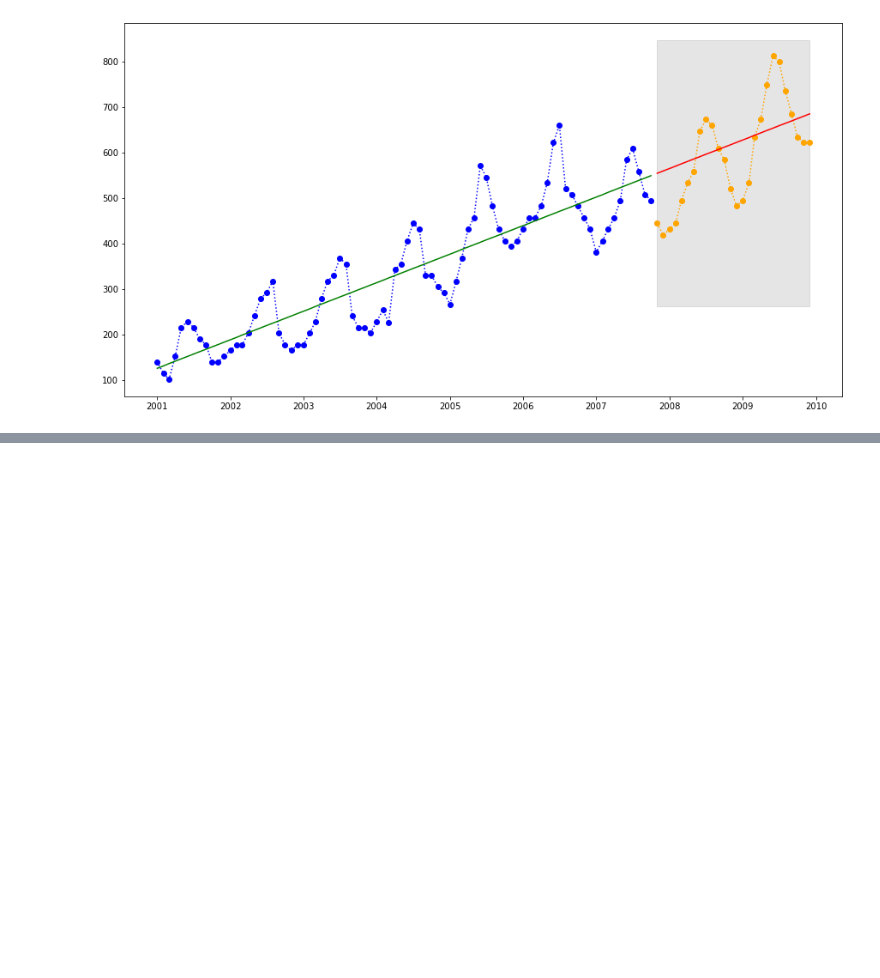
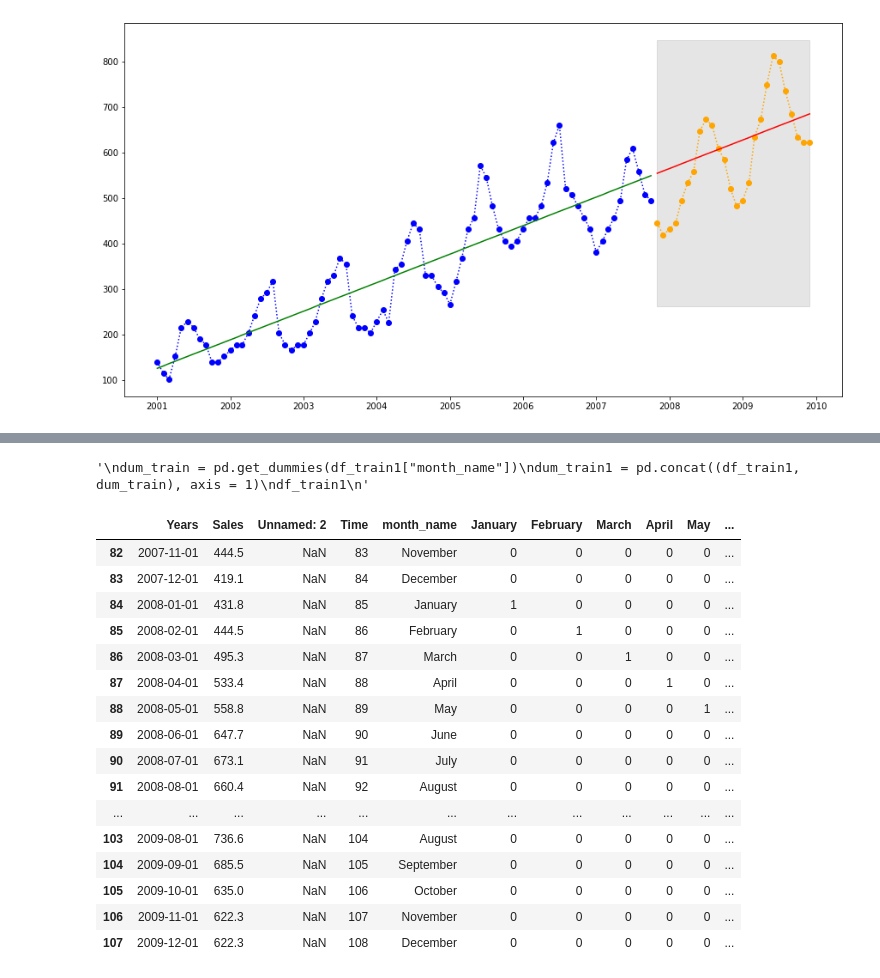
Before and after one commit to GregHHH/Python, a Jupyter notebook: computer_science/21.11.18/cours_python_journee_3.ipynb, the cells around one changed output, grey strips where cells are left out. Drawn from its saved outputs; the diff is of its cells as text; code cells hidden in the pictures; blank space fills up the shorter version.

```diff
--- a/computer_science/21.11.18/cours_python_journee_3.ipynb
+++ b/computer_science/21.11.18/cours_python_journee_3.ipynb
@@ -94,0 +154,34 @@ plt.show()
+# %%
+"""
+dum_train = pd.get_dummies(df_train1["month_name"])
+dum_train1 = pd.concat((df_train1, dum_train), axis = 1)
+df_train1
+"""
+# %% [output]
+'\ndum_train = pd.get_dummies(df_train1["month_name"])\ndum_train1 = pd.concat((df_train1, dum_train), axis = 1)\ndf_train1\n'
+# %%
+columns_for_regression = ["January", "February", "March", "April", "May", "June", "July", "August", "September", "October", "November", "December", "Time"]
+x_train_add = df_train1[columns_for_regression].values
+y_train_add = df_train1["Sales"].values
+
+x_test_add = df_test1[columns_for_regression].values
+y_test_add = df_test1["Sales"].values
+df_test1
+# %% [output]
+|  | Years | Sales | Unnamed: 2 | Time | month_name | January | February | March | April | May | ... |
+| 82 | 2007-11-01 | 444.5 | NaN | 83 | November | 0 | 0 | 0 | 0 | 0 | ... |
+| 83 | 2007-12-01 | 419.1 | NaN | 84 | December | 0 | 0 | 0 | 0 | 0 | ... |
+| 84 | 2008-01-01 | 431.8 | NaN | 85 | January | 1 | 0 | 0 | 0 | 0 | ... |
+| 85 | 2008-02-01 | 444.5 | NaN | 86 | February | 0 | 1 | 0 | 0 | 0 | ... |
+| 86 | 2008-03-01 | 495.3 | NaN | 87 | March | 0 | 0 | 1 | 0 | 0 | ... |
+| 87 | 2008-04-01 | 533.4 | NaN | 88 | April | 0 | 0 | 0 | 1 | 0 | ... |
+| 88 | 2008-05-01 | 558.8 | NaN | 89 | May | 0 | 0 | 0 | 0 | 1 | ... |
+| 89 | 2008-06-01 | 647.7 | NaN | 90 | June | 0 | 0 | 0 | 0 | 0 | ... |
+| 90 | 2008-07-01 | 673.1 | NaN | 91 | July | 0 | 0 | 0 | 0 | 0 | ... |
+| 91 | 2008-08-01 | 660.4 | NaN | 92 | August | 0 | 0 | 0 | 0 | 0 | ... |
+| ... | ... | ... | ... | ... | ... | ... | ... | ... | ... | ... | ... |
+| 103 | 2009-08-01 | 736.6 | NaN | 104 | August | 0 | 0 | 0 | 0 | 0 | ... |
+| 104 | 2009-09-01 | 685.5 | NaN | 105 | September | 0 | 0 | 0 | 0 | 0 | ... |
+| 105 | 2009-10-01 | 635.0 | NaN | 106 | October | 0 | 0 | 0 | 0 | 0 | ... |
+| 106 | 2009-11-01 | 622.3 | NaN | 107 | November | 0 | 0 | 0 | 0 | 0 | ... |
+| 107 | 2009-12-01 | 622.3 | NaN | 108 | December | 0 | 0 | 0 | 0 | 0 | ... |
```
Also changed, not shown: parts of 15 cells of this notebook, 2 other files.
